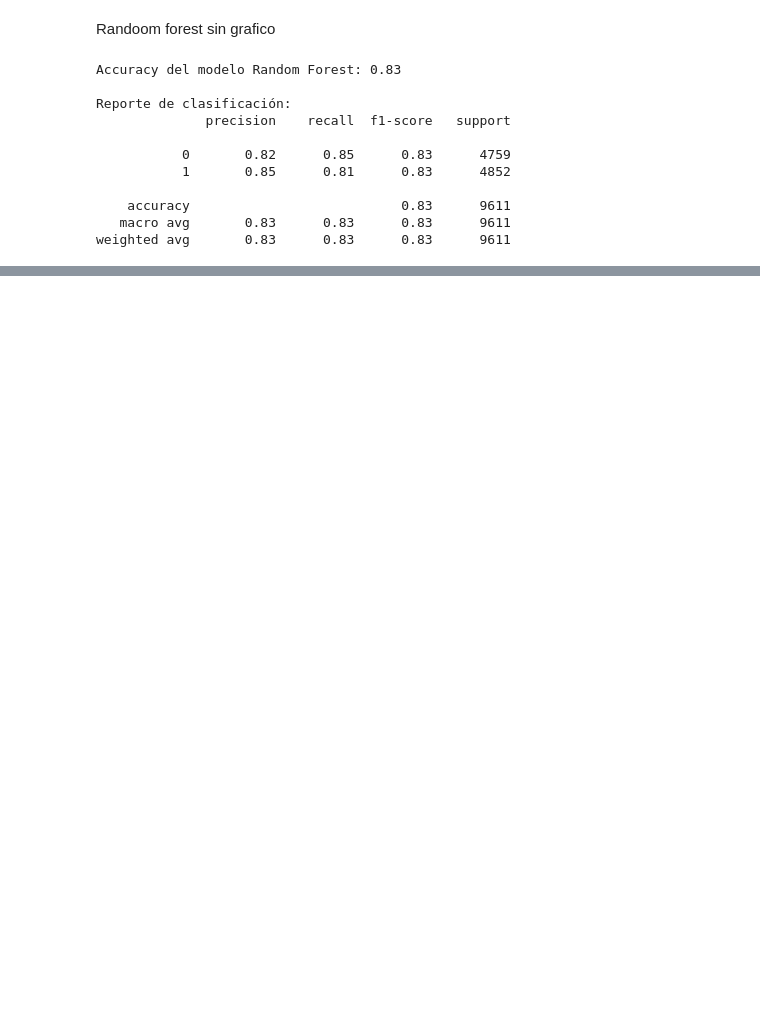
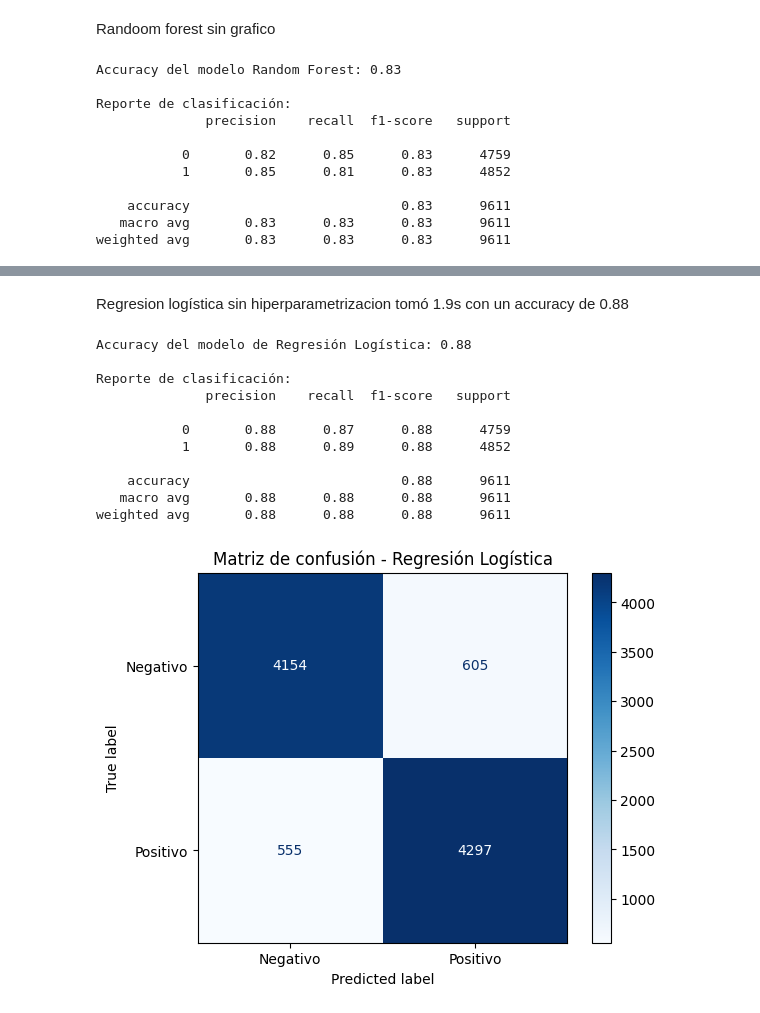
Before and after one commit to Paula3228/Proyecto-Final-Version1, a Jupyter notebook: src/explore.ipynb, the cells around one changed output, grey strips where cells are left out. Saved outputs shown, nothing was run; the diff lists cells and outputs as text; code cells hidden in the pictures; blank space fills up the shorter version.

Commit message:
regresion logistica completa

```diff
--- a/src/explore.ipynb
+++ b/src/explore.ipynb
@@ -415,0 +428,44 @@ NameError: name 'df' is not defined
+# %% [markdown]
+Regresion logística sin hiperparametrizacion tomó 1.9s con un accuracy de 0.88
+# %%
+import matplotlib.pyplot as plt
+from sklearn.model_selection import train_test_split
+from sklearn.linear_model import LogisticRegression
+from sklearn.metrics import accuracy_score, classification_report, confusion_matrix, ConfusionMatrixDisplay
+
+# Separar características (X) y etiquetas (y)
+y = df['sentimiento']  # La columna "sentimiento" contiene las etiquetas
+X_train, X_test, y_train, y_test = train_test_split(X, y, test_size=0.2, random_state=42)
+
+# Crear y entrenar el modelo de Regresión Logística
+logistic_model = LogisticRegression(random_state=42, max_iter=1000)  # max_iter aumenta para asegurar convergencia
+logistic_model.fit(X_train, y_train)
+
+# Realizar predicciones
+y_pred = logistic_model.predict(X_test)
+
+# Evaluar el modelo
+accuracy = accuracy_score(y_test, y_pred)
+print(f"Accuracy del modelo de Regresión Logística: {accuracy:.2f}")
+print("\nReporte de clasificación:")
+print(classification_report(y_test, y_pred))
+
+# Matriz de confusión y su gráfica
+conf_matrix = confusion_matrix(y_test, y_pred)
+disp = ConfusionMatrixDisplay(confusion_matrix=conf_matrix, display_labels=["Negativo", "Positivo"])
+disp.plot(cmap=plt.cm.Blues)
+plt.title("Matriz de confusión - Regresión Logística")
+plt.show()
+# %% [output]
+Accuracy del modelo de Regresión Logística: 0.88
+
+Reporte de clasificación:
+              precision    recall  f1-score   support
+
+           0       0.88      0.87      0.88      4759
+           1       0.88      0.89      0.88      4852
+
+    accuracy                           0.88      9611
+   macro avg       0.88      0.88      0.88      9611
+weighted avg       0.88      0.88      0.88      9611
+[figure, added]
```
Also changed, not shown: parts of 7 cells of this notebook.
